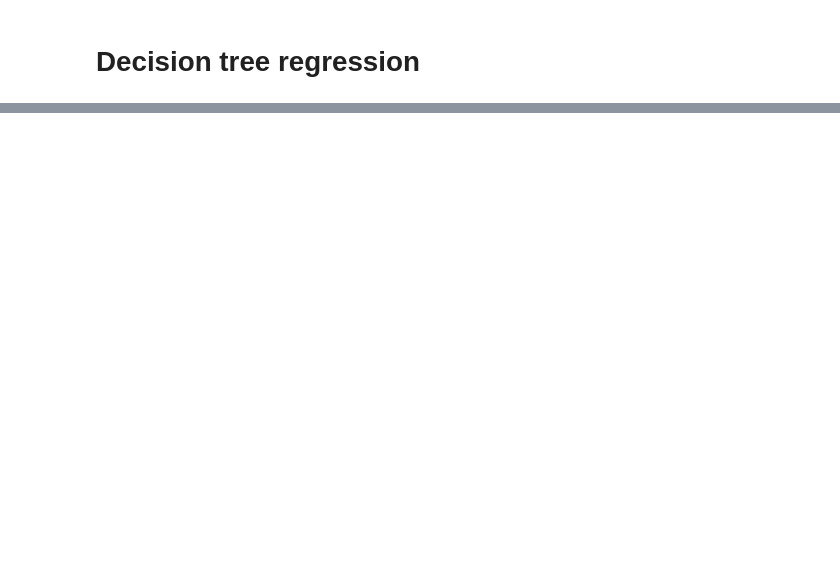
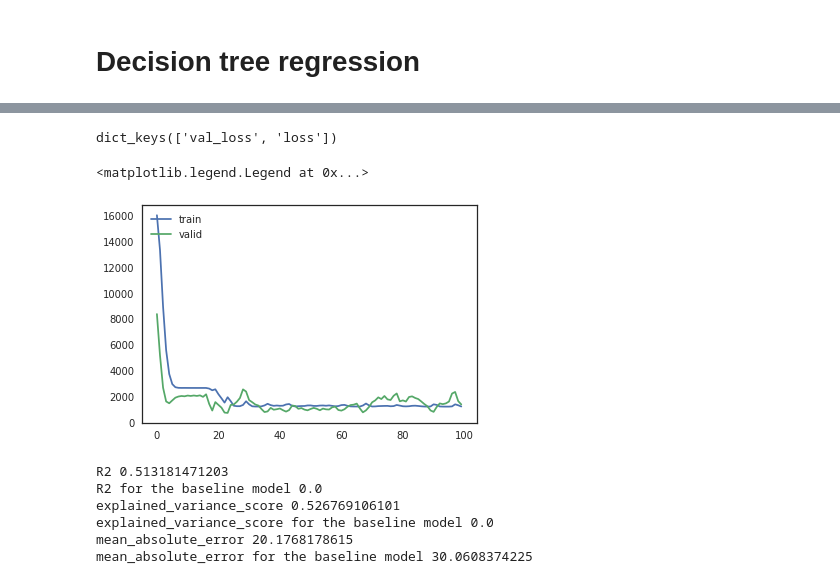
Before and after one commit to emindeniz/Norbital, a Jupyter notebook: Orbital_Emin_Ozkan.ipynb, the cells around one changed output, grey strips where cells are left out. Drawn from its saved outputs; the diff is of its cells as text; code cells hidden in the pictures; blank space fills up the shorter version.

```diff
--- a/Orbital_Emin_Ozkan.ipynb
+++ b/Orbital_Emin_Ozkan.ipynb
@@ -909,0 +966,9 @@ plt.show()
+# %%
+# convert an array of values into a dataset matrix
+def create_dataset(dataset, look_back=1,include_target=0):
+    dataX, dataY = [], []
+    for i in range(len(dataset)-look_back-1):
+        a = dataset[i:(i+look_back+include_target)]
+        dataX.append(a)
+        dataY.append(dataset[i + look_back])
+    return np.array(dataX), np.array(dataY)
@@ -909,0 +1017,28 @@ plt.show()
+# %%
+from keras.models import Sequential
+from keras.callbacks import ModelCheckpoint, EarlyStopping
+from keras.layers import Dropout, Flatten, Dense,BatchNormalization, GaussianNoise, Activation
+from keras import optimizers
+from keras.layers import LSTM,SimpleRNN
+
+
+
+# Create the model
+model = Sequential()
+model.add(SimpleRNN(10, input_shape=train_set.shape[1:]))
+model.add(Dense(10, activation='relu'))
+model.add(Dense(1, name='three'))
+model.summary()
+
+rms_optimizer = optimizers.RMSprop(lr=0.05)
+model.compile(loss='mean_squared_error', optimizer=rms_optimizer)
+
+weight_file = 'weights_best.hdf5'
+
+checkpointer = ModelCheckpoint(filepath=weight_file,
+                               verbose=2, save_best_only=True)
+
+history = model.fit(train_set, train_labels,
+                 validation_data=(valid_set, valid_labels),
+                 epochs=100, batch_size=1024,
+                 callbacks=[checkpointer], verbose=2)
@@ -910,3 +1063,25 @@ plt.show()
+# %%
+print(history.history.keys())
+# %% [output]
+dict_keys(['val_loss', 'loss'])
+# %%
+ax = plt.plot(history.history['loss'])
+plt.plot(history.history['val_loss'])
+plt.legend(['train', 'valid'], loc='upper left')
+# %% [output]
+<matplotlib.legend.Legend at 0x...>
+[figure, added]
+# %%
+model.load_weights(weight_file)
+y_pred =  model.predict(valid_set)[:,0]
+print_metrics(valid_labels,y_pred)
+# %% [output]
+R2 0.513181471203
+R2 for the baseline model 0.0
+explained_variance_score 0.526769106101
+explained_variance_score for the baseline model 0.0
+mean_absolute_error 20.1768178615
+mean_absolute_error for the baseline model 30.0608374225
 # %% [markdown]
 # Conclusion:
 
```
Also changed, not shown: parts of 43 cells of this notebook, 2 other files.
